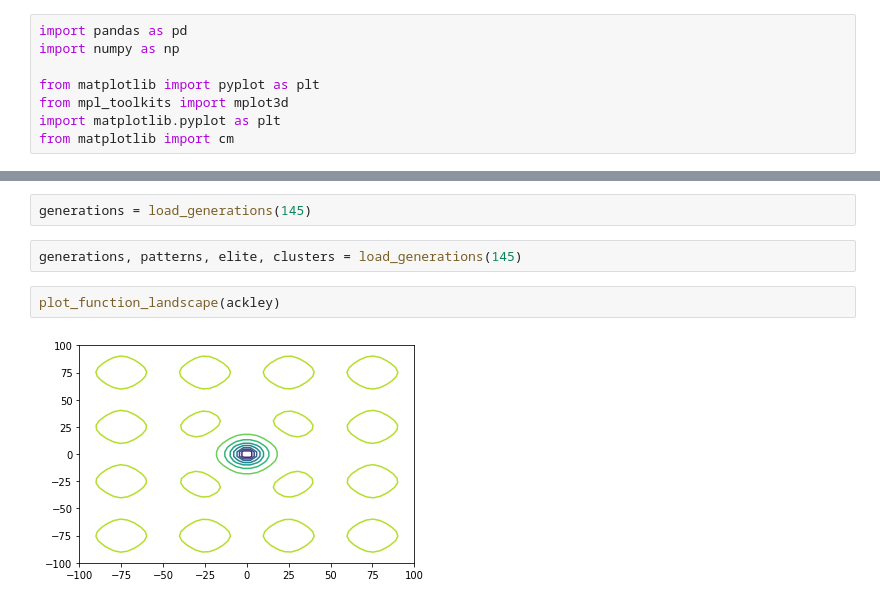
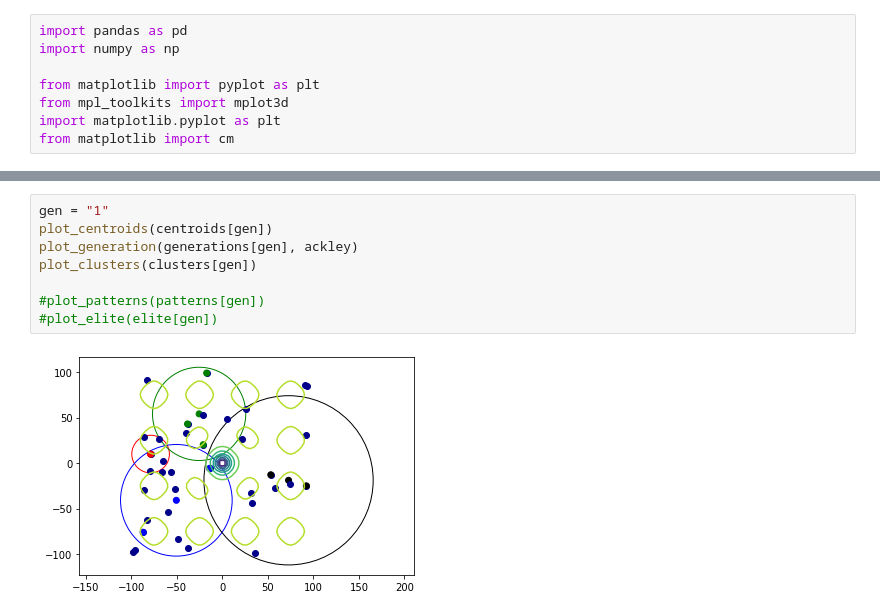
Before and after one commit to raphaelgoms/analysis-scripts, a Jupyter notebook: generations_plot.ipynb, the cells around one changed output, grey strips where cells are left out. Drawn from its saved outputs; the diff is of its cells as text.

```diff
--- a/generations_plot.ipynb
+++ b/generations_plot.ipynb
@@ -111,9 +149,11 @@ def load_generations(max_gen):
-# %%
-generations = load_generations(145)
-# %%
-generations, patterns, elite, clusters = load_generations(145)
-# %%
-plot_function_landscape(ackley)
-# %% [output]
-[figure, removed]
+# %%
+gen = "1"
+plot_centroids(centroids[gen])
+plot_generation(generations[gen], ackley)
+plot_clusters(clusters[gen])
+
+#plot_patterns(patterns[gen])
+#plot_elite(elite[gen])
+# %% [output]
+[figure, added]
 # %%
```
Also changed, not shown: parts of 9 cells of this notebook.
